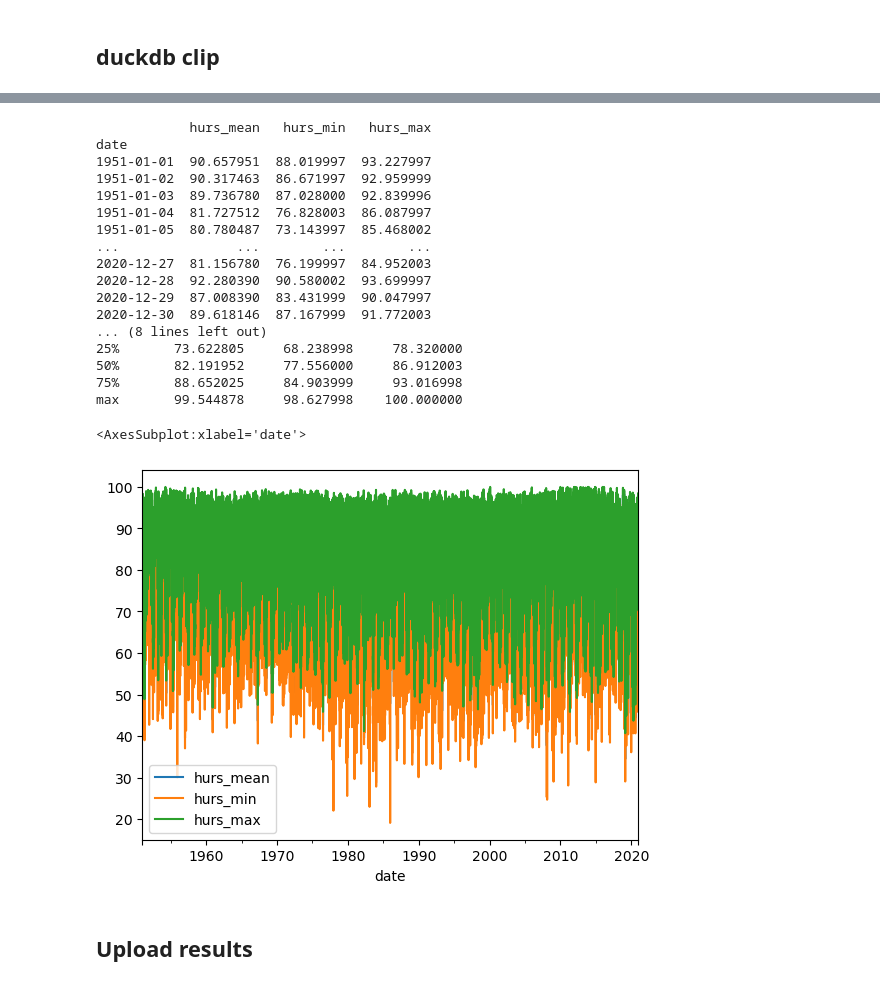
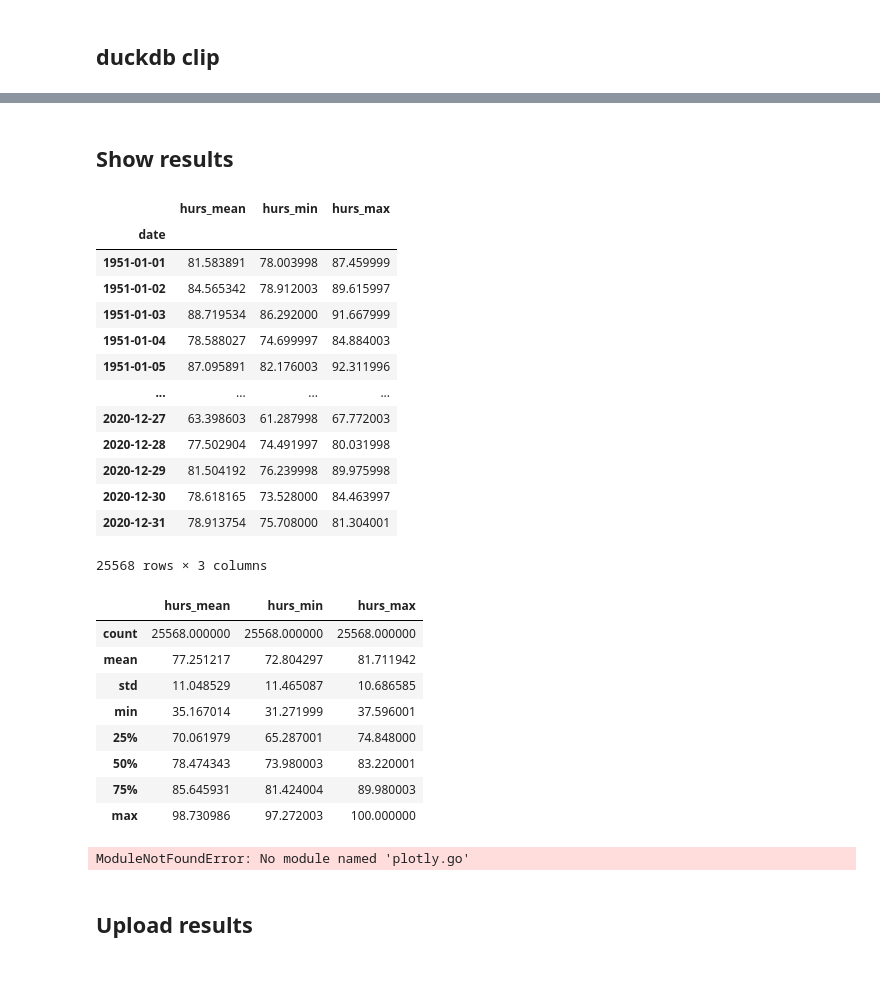
Before and after one commit to CAMELS-DE/clipper, a Jupyter notebook: src/clip_catchment_from_hyras.ipynb, the cells around one changed output, grey strips where cells are left out. Cells and saved outputs as stored; diff of their text form; code cells hidden in the pictures.

```diff
--- a/src/clip_catchment_from_hyras.ipynb
+++ b/src/clip_catchment_from_hyras.ipynb
@@ -258,40 +272,60 @@ Had 4 warnings:
+# %% [markdown]
+## Show results
 # %%
 SQL = f"""
 select
     date_trunc('day', time) as date,
     avg({variable}) as {variable}_mean,
     min({variable}) as {variable}_min,
     max({variable}) as {variable}_max,
 from {variable}
 group by date order by date asc;
 """
 # Load the data to verify it worked
 with duckdb.connect(str(local_cache / f"{catchment_id}.db")) as con:
     df = con.sql(SQL).df().set_index('date')
 
-print(df)
-print(df.describe())
-df.plot()
+df
+#print(df.describe())
+#df.plot()
 # %% [output]
+|  | hurs_mean | hurs_min | hurs_max |
+| date |  |  |  |
+| 1951-01-01 | 81.583891 | 78.003998 | 87.459999 |
+| 1951-01-02 | 84.565342 | 78.912003 | 89.615997 |
+| 1951-01-03 | 88.719534 | 86.292000 | 91.667999 |
+| 1951-01-04 | 78.588027 | 74.699997 | 84.884003 |
+| 1951-01-05 | 87.095891 | 82.176003 | 92.311996 |
+| ... | ... | ... | ... |
+| 2020-12-27 | 63.398603 | 61.287998 | 67.772003 |
+| 2020-12-28 | 77.502904 | 74.491997 | 80.031998 |
+| 2020-12-29 | 81.504192 | 76.239998 | 89.975998 |
+| 2020-12-30 | 78.618165 | 73.528000 | 84.463997 |
+| 2020-12-31 | 78.913754 | 75.708000 | 81.304001 |
-            hurs_mean   hurs_min   hurs_max
-date
-1951-01-01  90.657951  88.019997  93.227997
-1951-01-02  90.317463  86.671997  92.959999
-1951-01-03  89.736780  87.028000  92.839996
-1951-01-04  81.727512  76.828003  86.087997
-1951-01-05  80.780487  73.143997  85.468002
-...               ...        ...        ...
-2020-12-27  81.156780  76.199997  84.952003
-2020-12-28  92.280390  90.580002  93.699997
-2020-12-29  87.008390  83.431999  90.047997
-2020-12-30  89.618146  87.167999  91.772003
-... (8 lines left out)
-25%       73.622805     68.238998     78.320000
-50%       82.191952     77.556000     86.912003
-75%       88.652025     84.903999     93.016998
-max       99.544878     98.627998    100.000000
+25568 rows × 3 columns
-<AxesSubplot:xlabel='date'>
-[figure, removed]
+# %%
+df.describe()
+# %% [output]
+|  | hurs_mean | hurs_min | hurs_max |
+| count | 25568.000000 | 25568.000000 | 25568.000000 |
+| mean | 77.251217 | 72.804297 | 81.711942 |
+| std | 11.048529 | 11.465087 | 10.686585 |
+| min | 35.167014 | 31.271999 | 37.596001 |
+| 25% | 70.061979 | 65.287001 | 74.848000 |
+| 50% | 78.474343 | 73.980003 | 83.220001 |
+| 75% | 85.645931 | 81.424004 | 89.980003 |
+| max | 98.730986 | 97.272003 | 100.000000 |
+# %%
+import plotly.go as go
+
+fig = go.Figure()
+fig.add_trace(go.Scatter(x=df.index, y=df[variable + '_mean'], name='Mean'))
+fig.add_trace(go.Scatter(x=df.index, y=df[variable + '_min'], name='Min'))
+fig.add_trace(go.Scatter(x=df.index, y=df[variable + '_max'], name='Max'))
+
+fig.show()
+# %% [output]
+ModuleNotFoundError: No module named 'plotly.go'
 # %% [markdown]
 ## Upload results
 # %% [markdown]
```
Also changed, not shown: parts of 9 cells of this notebook.
